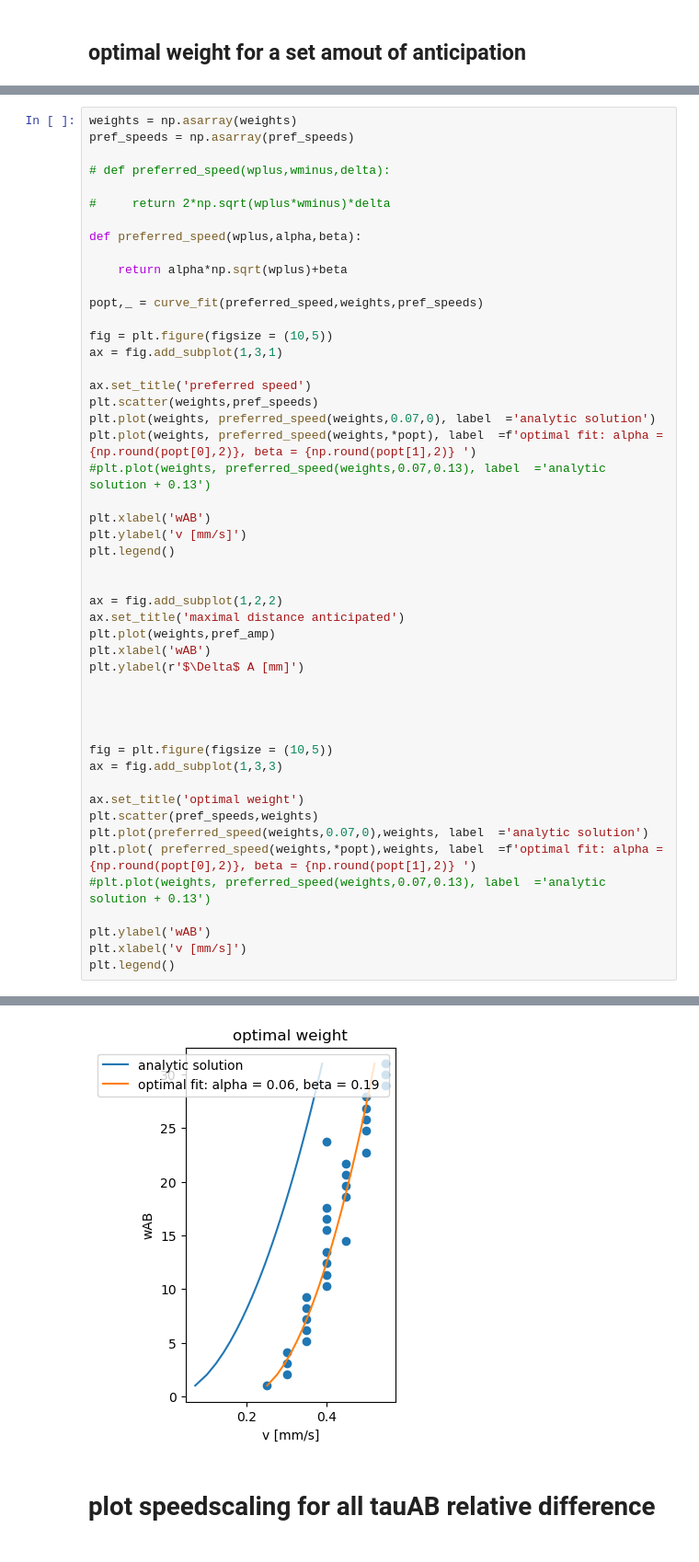
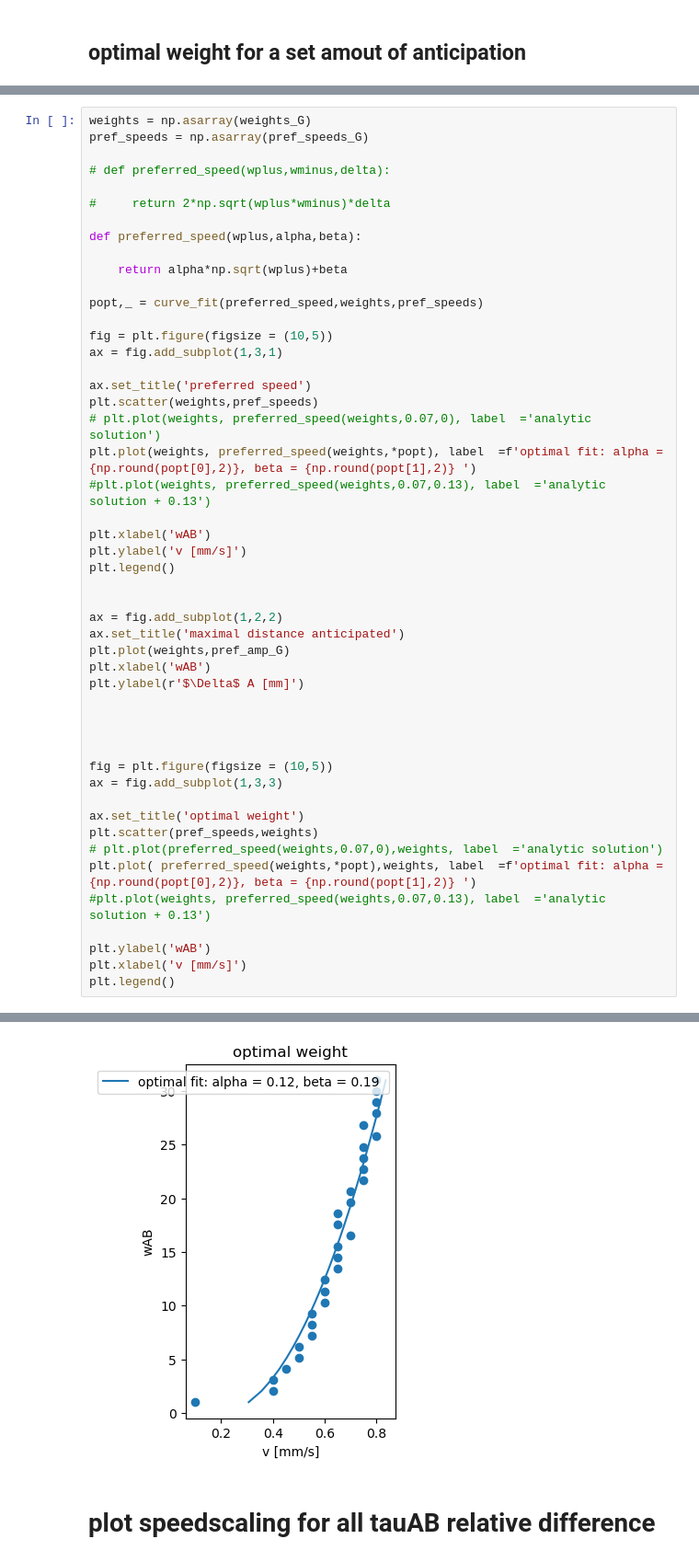
Before and after one commit to simoneeb/motion_anticipation_network, a Jupyter notebook: Figures_Paper/Figure_codes/Figure_5_FB_nonorm.ipynb, the cells around one changed output, grey strips where cells are left out. Shown: that part at 92% size. Drawn from its saved outputs; the diff is of its cells as text.

```diff
--- a/Figures_Paper/Figure_codes/Figure_5_FB_nonorm.ipynb
+++ b/Figures_Paper/Figure_codes/Figure_5_FB_nonorm.ipynb
@@ -276,6 +327,6 @@ plt.plot(speeds,vals_B)
 # %%
-weights = np.asarray(weights)
-pref_speeds = np.asarray(pref_speeds)
+weights = np.asarray(weights_G)
+pref_speeds = np.asarray(pref_speeds_G)
 
 # def preferred_speed(wplus,wminus,delta):
 
@@ -292,7 +343,7 @@ ax = fig.add_subplot(1,3,1)
 
 ax.set_title('preferred speed')
 plt.scatter(weights,pref_speeds)
-plt.plot(weights, preferred_speed(weights,0.07,0), label  ='analytic solution')
+# plt.plot(weights, preferred_speed(weights,0.07,0), label  ='analytic solution')
 plt.plot(weights, preferred_speed(weights,*popt), label  =f'optimal fit: alpha = {np.round(popt[0],2)}, beta = {np.round(popt[1],2)} ')
 #plt.plot(weights, preferred_speed(weights,0.07,0.13), label  ='analytic solution + 0.13')
 
@@ -303,7 +354,7 @@ plt.legend()
 
 ax = fig.add_subplot(1,2,2)
 ax.set_title('maximal distance anticipated')
-plt.plot(weights,pref_amp)
+plt.plot(weights,pref_amp_G)
 plt.xlabel('wAB')
 plt.ylabel(r'$\Delta$ A [mm]')
 
@@ -315,7 +366,7 @@ ax = fig.add_subplot(1,3,3)
 
 ax.set_title('optimal weight')
 plt.scatter(pref_speeds,weights)
-plt.plot(preferred_speed(weights,0.07,0),weights, label  ='analytic solution')
+# plt.plot(preferred_speed(weights,0.07,0),weights, label  ='analytic solution')
 plt.plot( preferred_speed(weights,*popt),weights, label  =f'optimal fit: alpha = {np.round(popt[0],2)}, beta = {np.round(popt[1],2)} ')
 #plt.plot(weights, preferred_speed(weights,0.07,0.13), label  ='analytic solution + 0.13')
 
@@ -328,4 +379,4 @@ plt.legend()
-[figure, old version]
+[figure, new version]
 # %% [markdown]
 # plot speedscaling for all tauAB relative difference
 # %%
```
Also changed, not shown: parts of 11 cells of this notebook, 53 other files.
